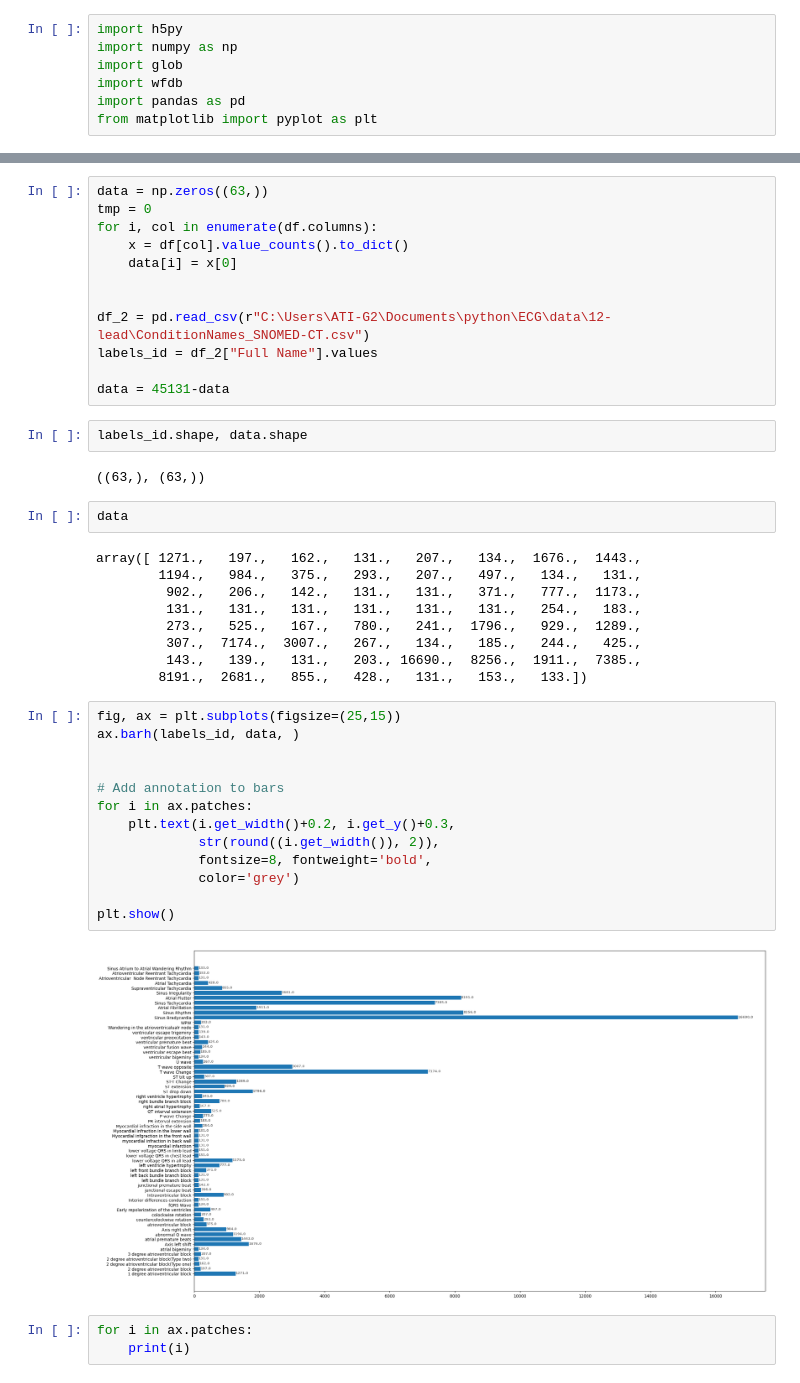
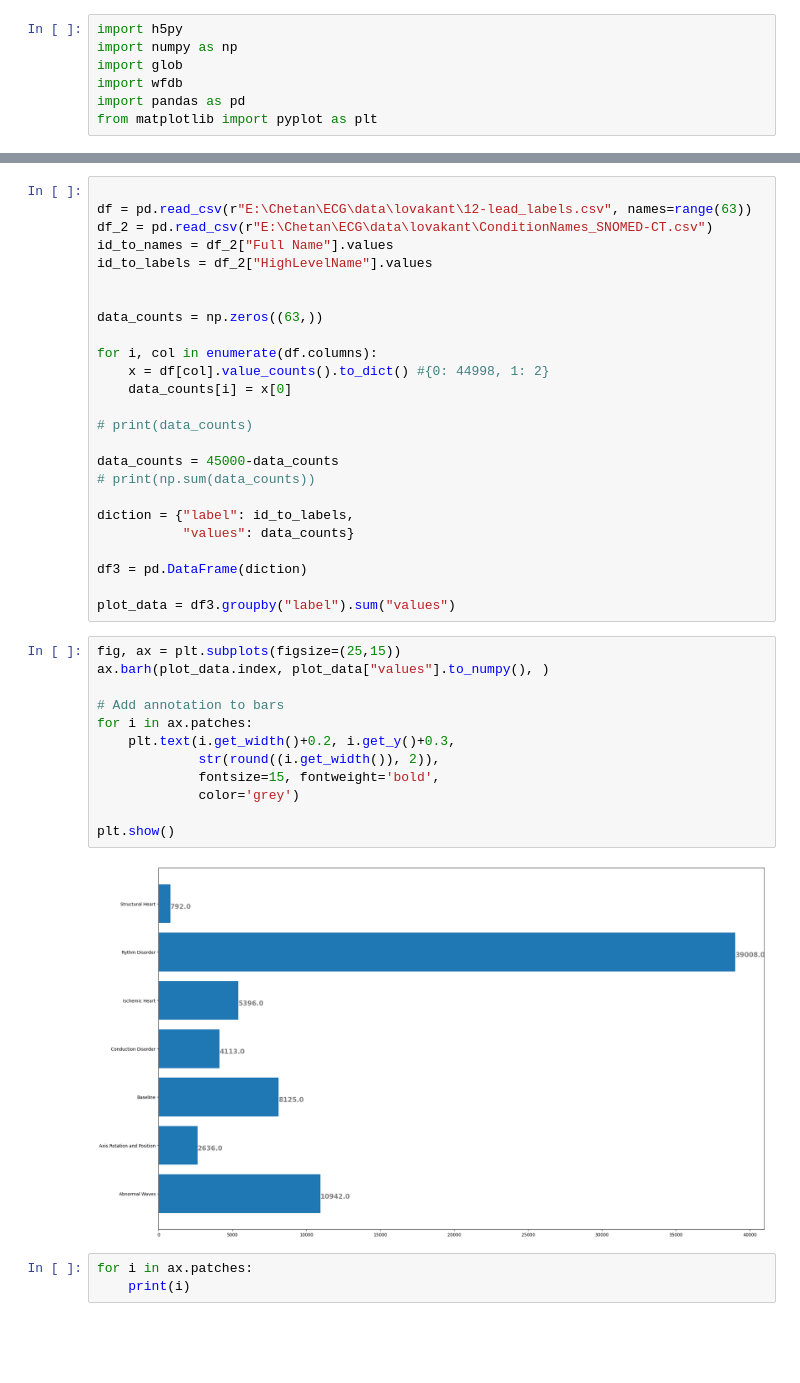
Before and after one commit to AvaRetail/ECG, a Jupyter notebook: data/scripts/practise.ipynb, the cells around one changed output, grey strips where cells are left out. Cells and saved outputs as stored; diff of their text form; blank space fills up the shorter version.

Commit message:
started training the models as per the new labels provided by lova

```diff
--- a/data/scripts/practise.ipynb
+++ b/data/scripts/practise.ipynb
@@ -222,45 +209,42 @@ df.head()
-# %%
-data = np.zeros((63,))
-tmp = 0
-for i, col in enumerate(df.columns):
-    x = df[col].value_counts().to_dict()
-    data[i] = x[0]
-
-
-df_2 = pd.read_csv(r"C:\Users\ATI-G2\Documents\python\ECG\data\12-lead\ConditionNames_SNOMED-CT.csv")
-labels_id = df_2["Full Name"].values
-
-data = 45131-data
-# %%
-labels_id.shape, data.shape
-# %% [output]
-((63,), (63,))
-# %%
-data
-# %% [output]
-array([ 1271.,   197.,   162.,   131.,   207.,   134.,  1676.,  1443.,
-        1194.,   984.,   375.,   293.,   207.,   497.,   134.,   131.,
-         902.,   206.,   142.,   131.,   131.,   371.,   777.,  1173.,
-         131.,   131.,   131.,   131.,   131.,   131.,   254.,   183.,
-         273.,   525.,   167.,   780.,   241.,  1796.,   929.,  1289.,
-         307.,  7174.,  3007.,   267.,   134.,   185.,   244.,   425.,
-         143.,   139.,   131.,   203., 16690.,  8256.,  1911.,  7385.,
-        8191.,  2681.,   855.,   428.,   131.,   153.,   133.])
+# %%
+
+df = pd.read_csv(r"E:\Chetan\ECG\data\lovakant\12-lead_labels.csv", names=range(63))
+df_2 = pd.read_csv(r"E:\Chetan\ECG\data\lovakant\ConditionNames_SNOMED-CT.csv")
+id_to_names = df_2["Full Name"].values
+id_to_labels = df_2["HighLevelName"].values
+
+
+data_counts = np.zeros((63,))
+
+for i, col in enumerate(df.columns):
+    x = df[col].value_counts().to_dict() #{0: 44998, 1: 2}
+    data_counts[i] = x[0]
+
+# print(data_counts)
+
+data_counts = 45000-data_counts
+# print(np.sum(data_counts))
+
+diction = {"label": id_to_labels,
+           "values": data_counts}
+
+df3 = pd.DataFrame(diction)
+
+plot_data = df3.groupby("label").sum("values")
 # %%
 fig, ax = plt.subplots(figsize=(25,15))
-ax.barh(labels_id, data, )
-
+ax.barh(plot_data.index, plot_data["values"].to_numpy(), )
 
 # Add annotation to bars
 for i in ax.patches:
     plt.text(i.get_width()+0.2, i.get_y()+0.3,
              str(round((i.get_width()), 2)),
-             fontsize=8, fontweight='bold',
+             fontsize=15, fontweight='bold',
              color='grey')
 
 plt.show()
 # %% [output]
-[figure, old version]
+[figure, new version]
 # %%
 for i in ax.patches:
     print(i)
```
Also changed, not shown: parts of 2 cells of this notebook, 4 other files.
